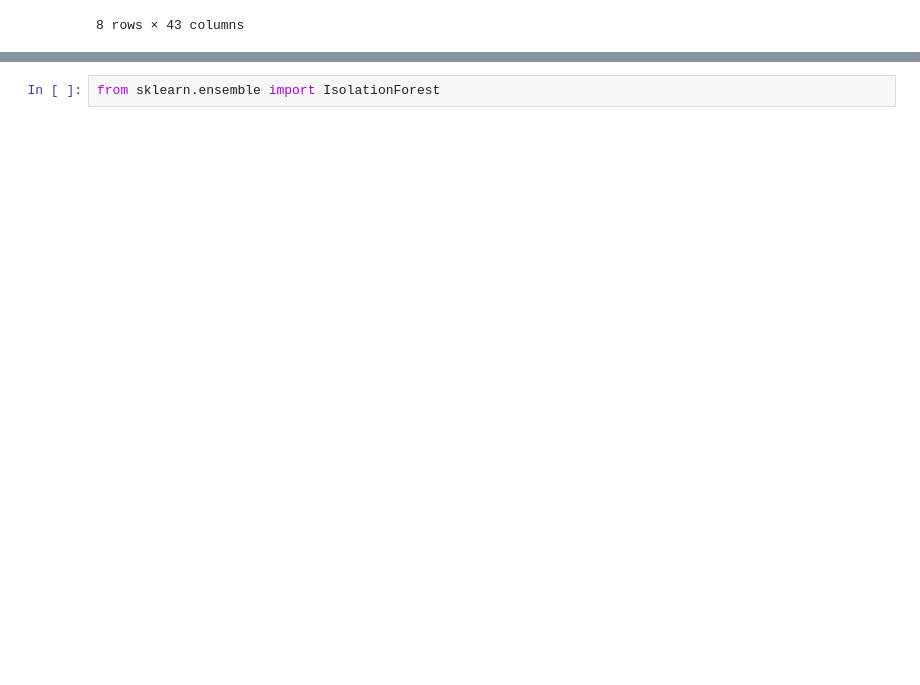
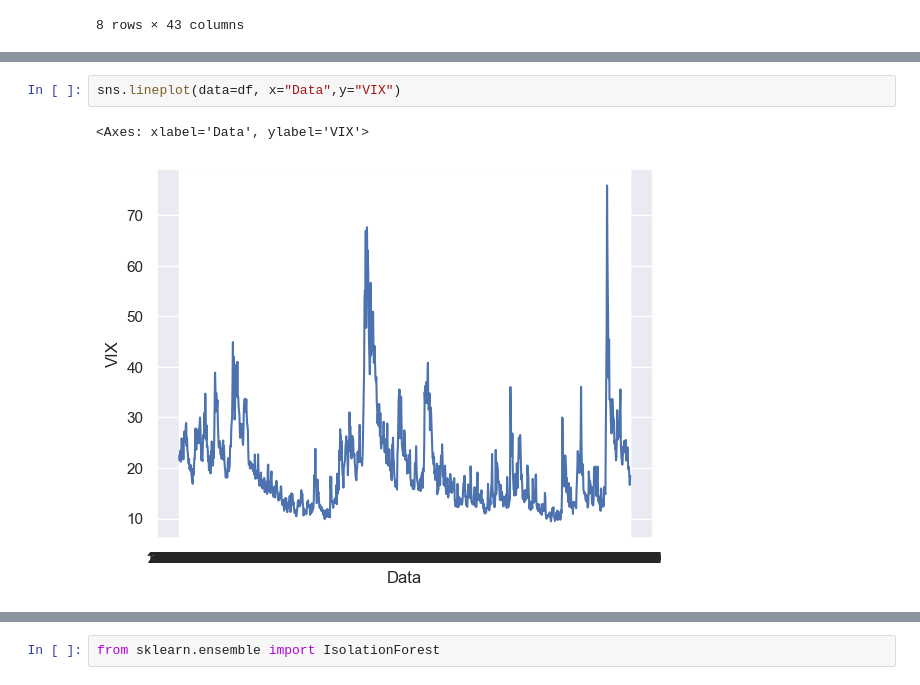
Before and after one commit to kevinhui98/Market-Anomaly-Detection, a Jupyter notebook: backend/market_anomaly_detection.ipynb, the cells around one changed output, grey strips where cells are left out. Cells and saved outputs as stored; diff of their text form; blank space fills up the shorter version.

```diff
--- a/backend/market_anomaly_detection.ipynb
+++ b/backend/market_anomaly_detection.ipynb
@@ -58,0 +59,5 @@ Text(0.5, 1.0, 'JPY vs GBP')
+# %%
+sns.lineplot(data=df, x="Data",y="VIX")
+# %% [output]
+<Axes: xlabel='Data', ylabel='VIX'>
+[figure, added]
```
Also changed, not shown: parts of 10 cells of this notebook, 2 other files.
